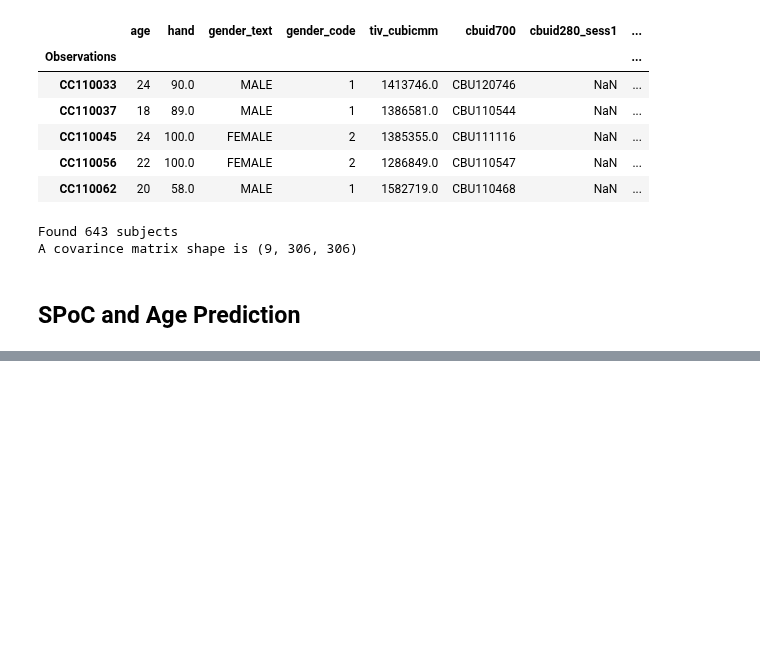
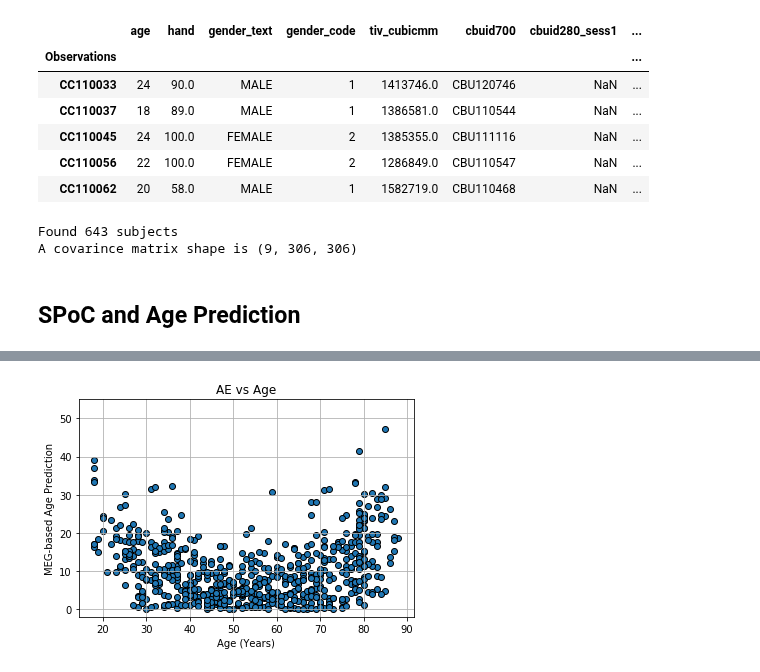
Before and after one commit to OlehKSS/camcan_analysis, a Jupyter notebook: notebook/age_prediction/meg_age_prediction.ipynb, the cells around one changed output, grey strips where cells are left out. Cells and saved outputs as stored; diff of their text form; code cells hidden in the pictures; blank space fills up the shorter version.

```diff
--- a/notebook/age_prediction/meg_age_prediction.ipynb
+++ b/notebook/age_prediction/meg_age_prediction.ipynb
@@ -87 +94,8 @@ MAE STD: 0.53
 [figure]
+# %%
+subjects = [d['subject'] for d in meg_data if 'subject' in d]
+age_meg = subjects_data.loc[subjects].age.values
+
+plot_error_age(meg_pred_diff, age_meg, ylim=(-2, 55))
+# %% [output]
+[figure, added]
```
Also changed, not shown: parts of 16 cells of this notebook, 4 other files.
